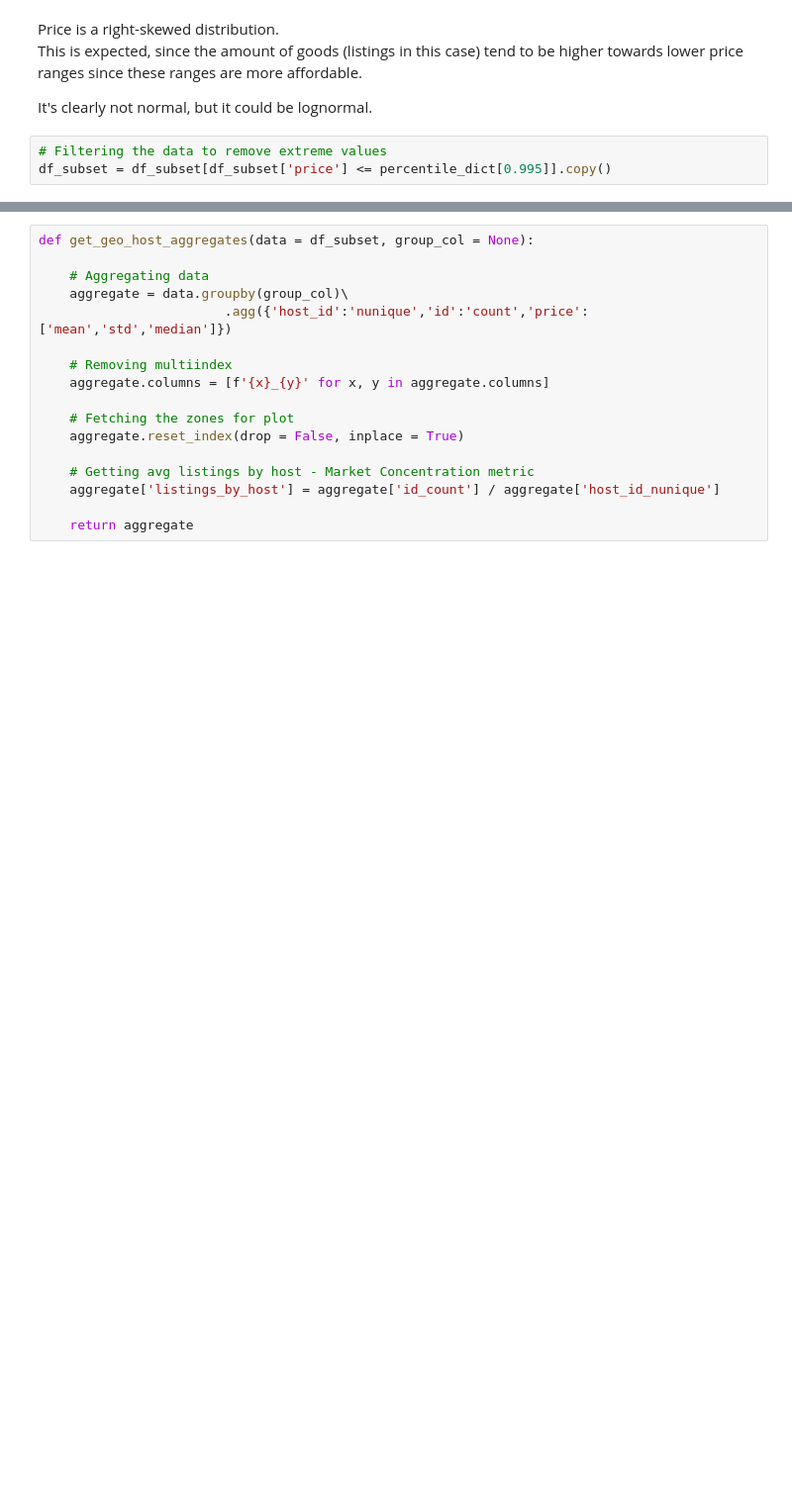
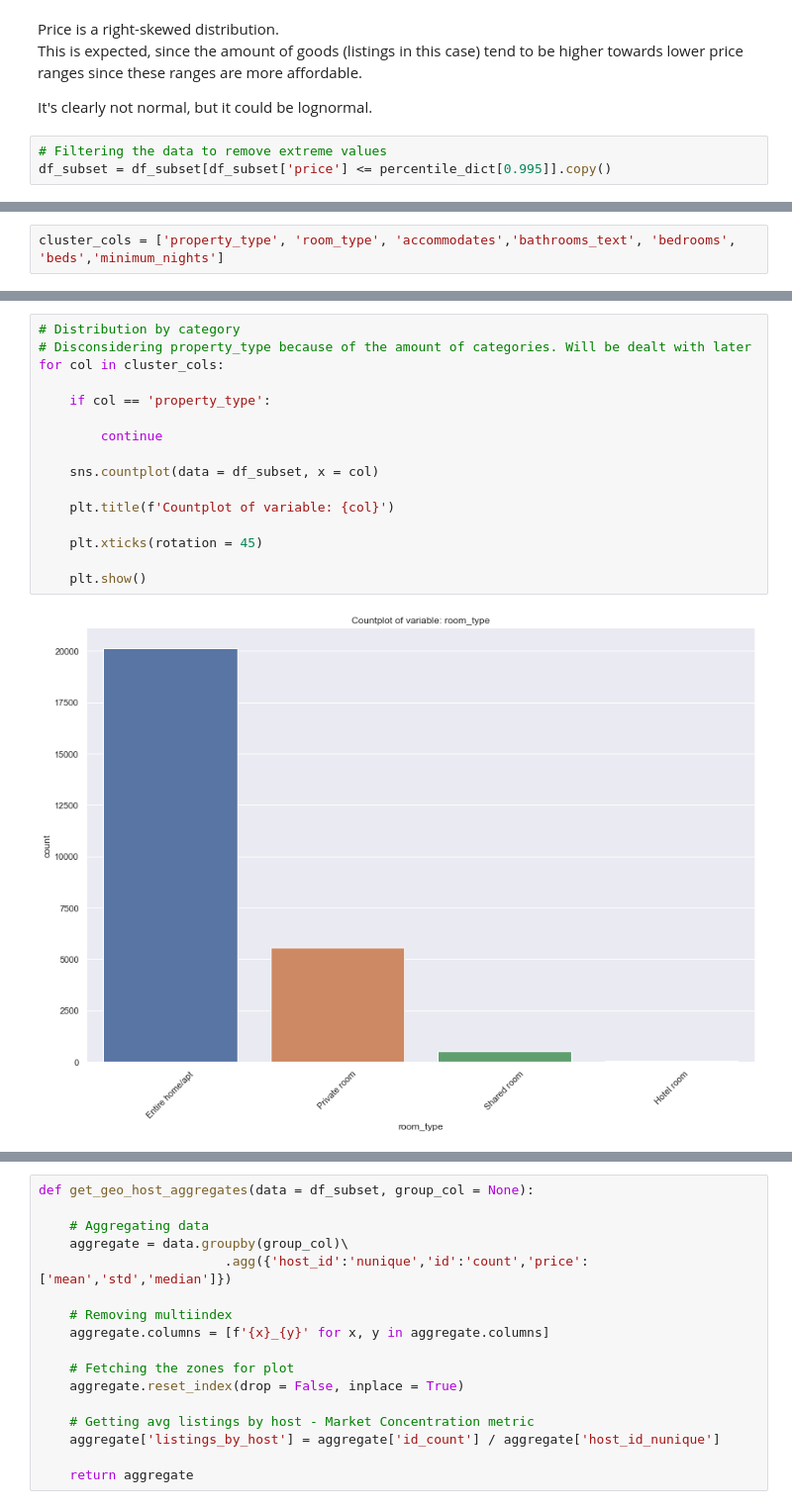
Before and after one commit to bglucca/RioAirBnB, a Jupyter notebook: analysis.ipynb, the cells around one changed output, grey strips where cells are left out. Shown at 99% size. Drawn from its saved outputs; the diff is of its cells as text; blank space fills up the shorter version.

Commit message:
Clustering & Model Checkpoint

```diff
--- a/analysis.ipynb
+++ b/analysis.ipynb
@@ -606,0 +627,2 @@ df_subset = df_subset[df_subset['price'] <= percentile_dict[0.995]].copy()
+# %%
+cluster_cols = ['property_type', 'room_type', 'accommodates','bathrooms_text', 'bedrooms', 'beds','minimum_nights']
@@ -606,0 +650,18 @@ df_subset = df_subset[df_subset['price'] <= percentile_dict[0.995]].copy()
+# %%
+# Distribution by category
+# Disconsidering property_type because of the amount of categories. Will be dealt with later
+for col in cluster_cols:
+
+    if col == 'property_type':
+
+        continue
+
+    sns.countplot(data = df_subset, x = col)
+
+    plt.title(f'Countplot of variable: {col}')
+
+    plt.xticks(rotation = 45)
+
+    plt.show()
+# %% [output]
+[figure, added]
```
Also changed, not shown: parts of 38 cells of this notebook, 1 other file.
